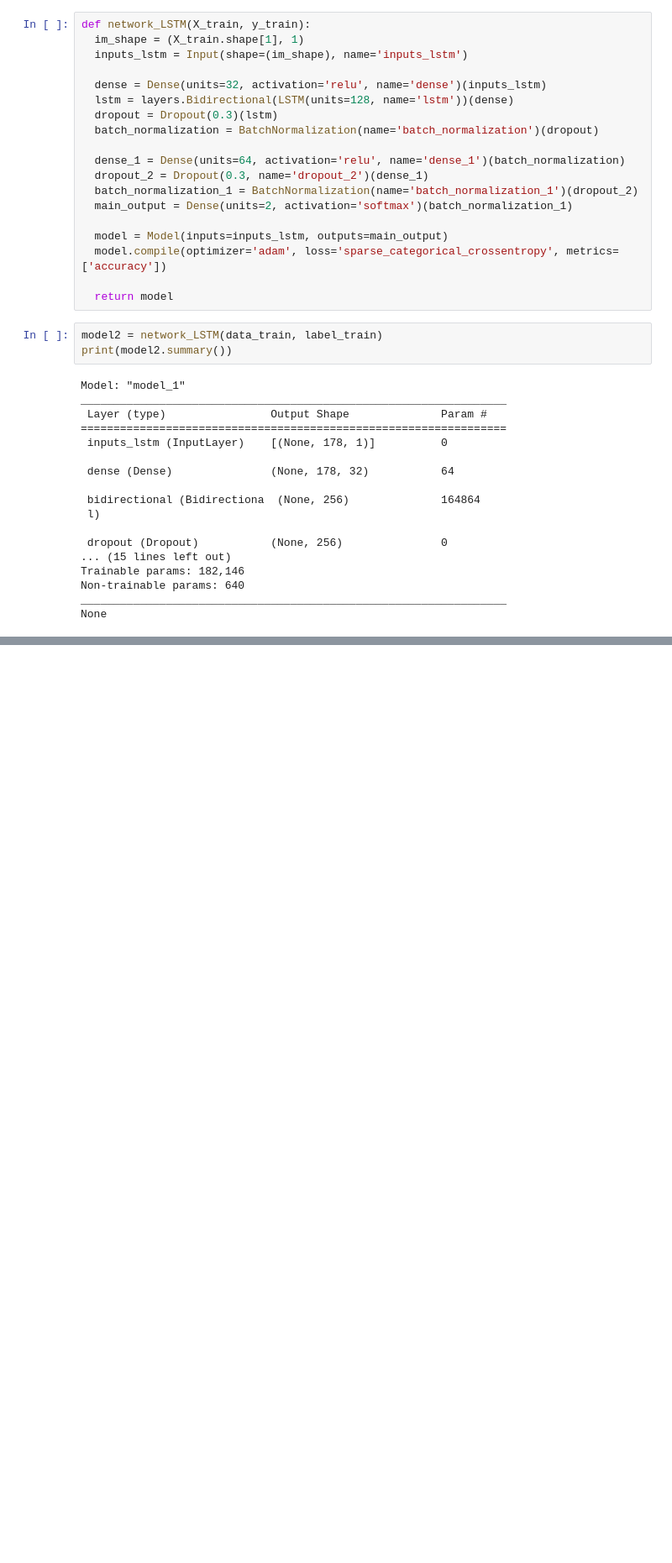
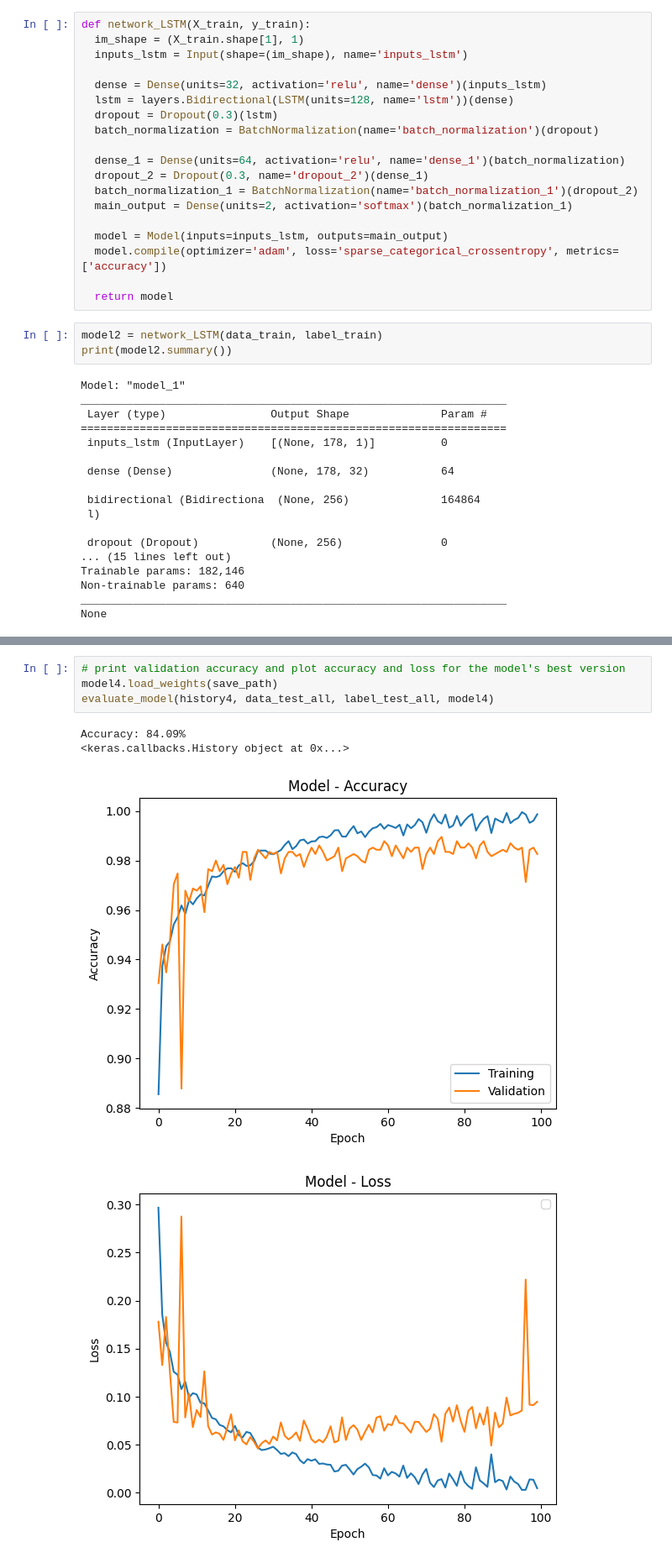
Before and after one commit to mamuncseru/analysis_on_epileptic_seizure_bonn_dataset, a Jupyter notebook: Epileptic_Seizure_Prediction_using_EEG_bonn_data_with_BiLSTM.ipynb, the cells around one changed output, grey strips where cells are left out. Shown at 84% size. Cells and saved outputs as stored; diff of their text form; blank space fills up the shorter version.

```diff
--- a/Epileptic_Seizure_Prediction_using_EEG_bonn_data_with_BiLSTM.ipynb
+++ b/Epileptic_Seizure_Prediction_using_EEG_bonn_data_with_BiLSTM.ipynb
@@ -375,0 +601,9 @@ evaluate_model(history2, data_test, label_test, model2)
+# %%
+# print validation accuracy and plot accuracy and loss for the model's best version
+model4.load_weights(save_path)
+evaluate_model(history4, data_test_all, label_test_all, model4)
+# %% [output]
+Accuracy: 84.09%
+<keras.callbacks.History object at 0x...>
+[figure, added]
+[figure, added]
```
Also changed, not shown: parts of 21 cells of this notebook.
